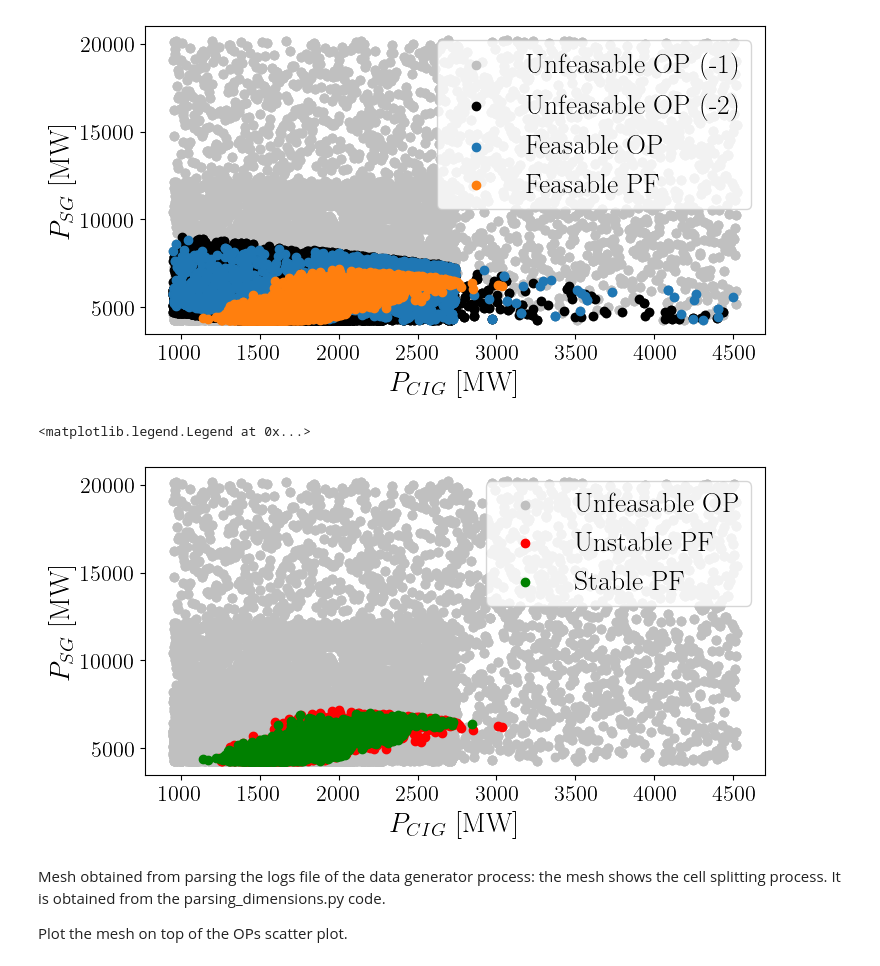
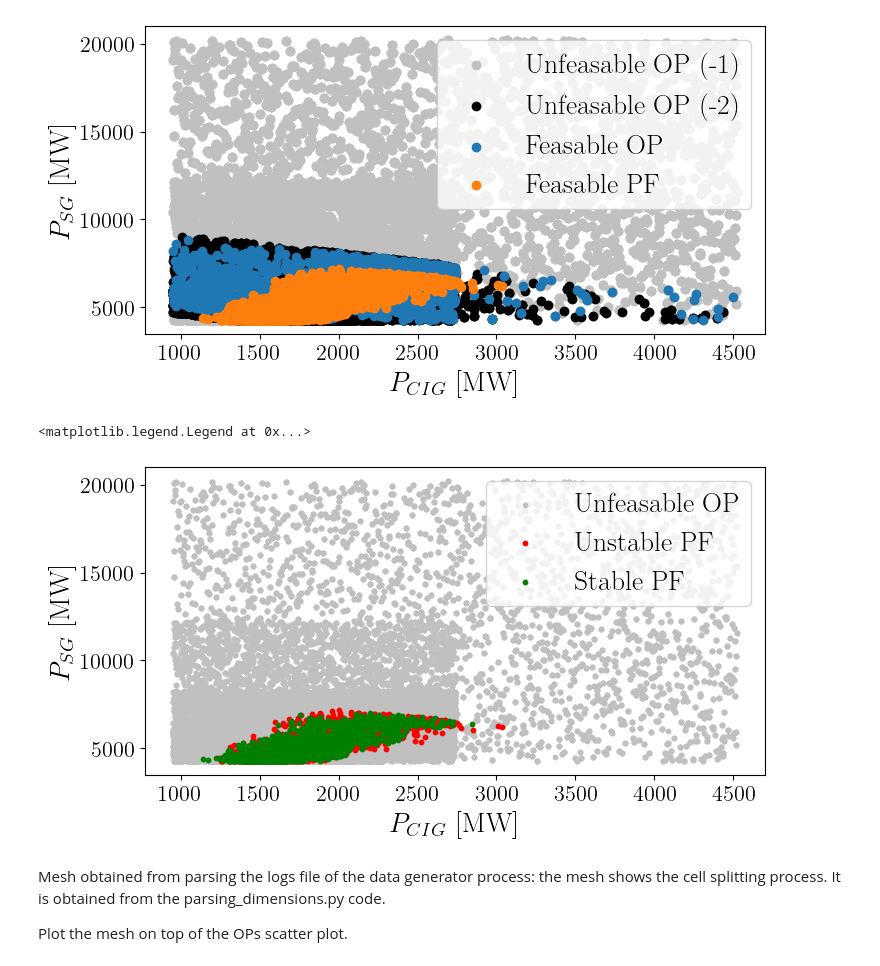
Before and after one commit to MauroGarciaLorenzo/datagen, a Jupyter notebook: post_processing/Post_processing.ipynb, the cells around one changed output. Cells and saved outputs as stored; diff of their text form; code cells hidden in the pictures.

```diff
--- a/post_processing/Post_processing.ipynb
+++ b/post_processing/Post_processing.ipynb
@@ -211,15 +211,15 @@ plt.legend()
 [figure]
 # %%
 fig, ax = plt.subplots()
-ax.scatter(dimensions_caseid_unfeasible['p_cig'], dimensions_caseid_unfeasible['p_sg'],color='silver', label='Unfeasable OP')
-ax.scatter(dimensions_caseid_feasible.query('Stability ==0')['p_cig'], dimensions_caseid_feasible.query('Stability ==0')['p_sg'], color='r',label='Unstable PF')
-ax.scatter(dimensions_caseid_feasible.query('Stability ==1')['p_cig'], dimensions_caseid_feasible.query('Stability ==1')['p_sg'], color='g', label='Stable PF')
+ax.scatter(dimensions_caseid_unfeasible['p_cig'], dimensions_caseid_unfeasible['p_sg'],color='silver', label='Unfeasable OP', s=10)
+ax.scatter(dimensions_caseid_feasible.query('Stability ==0')['p_cig'], dimensions_caseid_feasible.query('Stability ==0')['p_sg'], color='r',label='Unstable PF', s=10)
+ax.scatter(dimensions_caseid_feasible.query('Stability ==1')['p_cig'], dimensions_caseid_feasible.query('Stability ==1')['p_sg'], color='g', label='Stable PF', s=10)
 ax.set_xlabel('$P_{CIG}$ [MW]')
 ax.set_ylabel('$P_{SG}$ [MW]')
 plt.legend()
 # %% [output]
 <matplotlib.legend.Legend at 0x...>
-[figure, old version]
+[figure, new version]
 # %% [markdown]
 Mesh obtained from parsing the logs file of the data generator process: the mesh shows the cell splitting process. It is obtained from the parsing_dimensions.py code.
 
```
Also changed, not shown: parts of 15 cells of this notebook, 5 other files.
